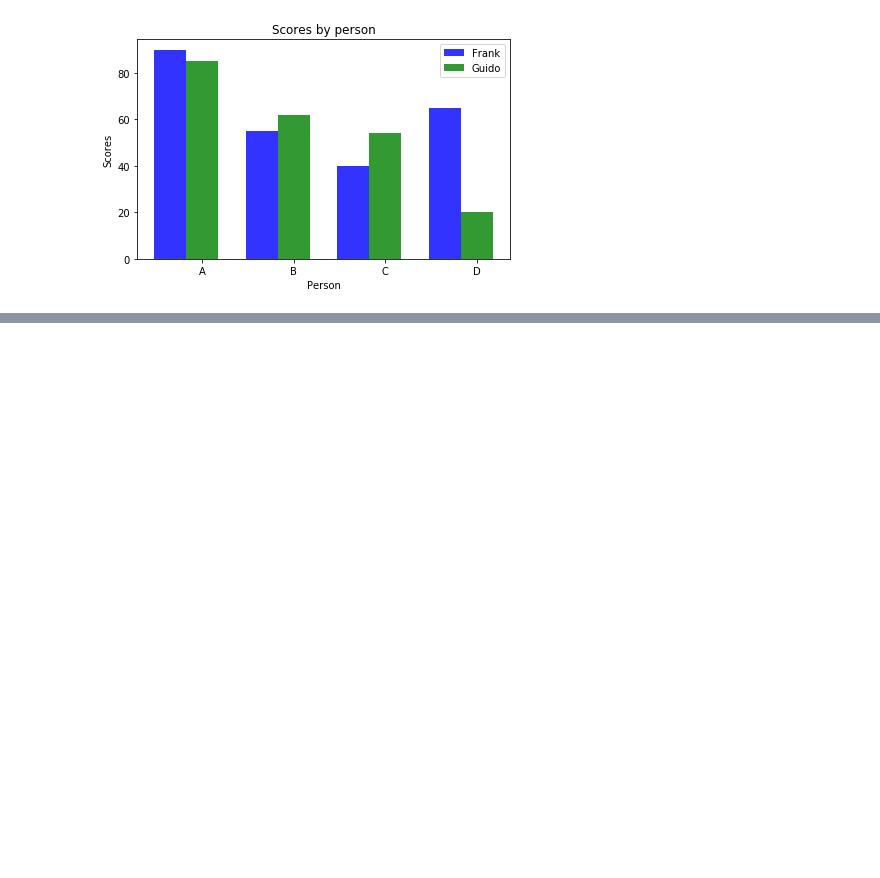
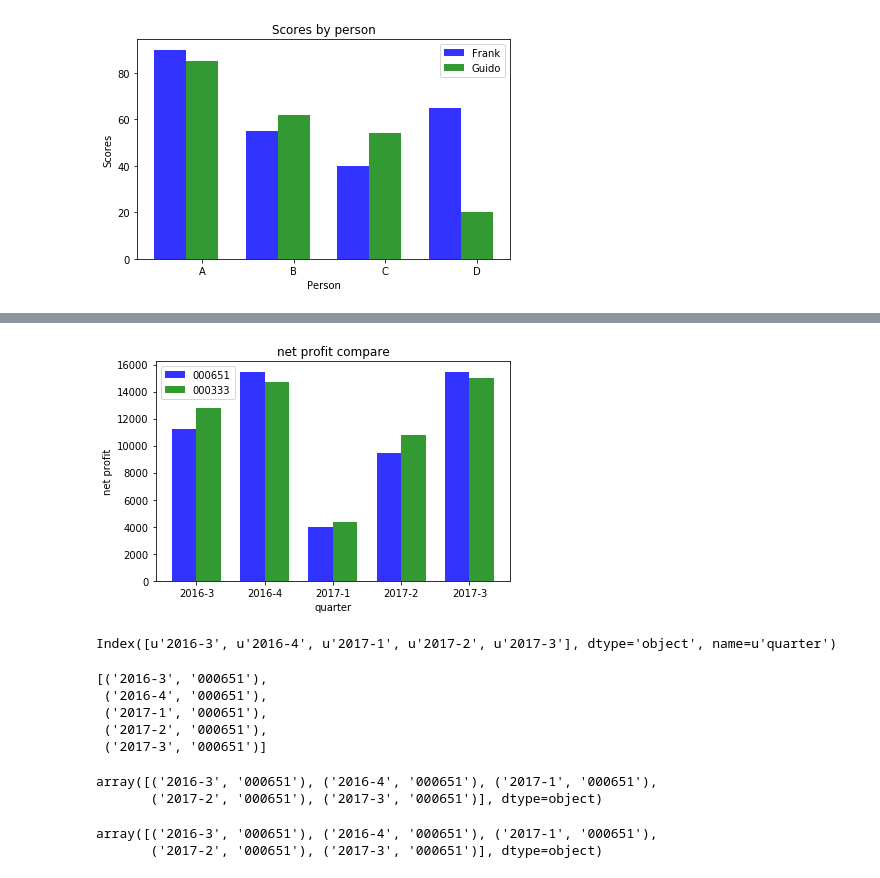
Before and after one commit to Junch/Nodejs, a Jupyter notebook: tushare/tushare_plot.ipynb, the cells around one changed output, grey strips where cells are left out. Cells and saved outputs as stored; diff of their text form; code cells hidden in the pictures; blank space fills up the shorter version.

Commit message:
tushare: compare profits between 000651 and 000333

```diff
--- a/tushare/tushare_plot.ipynb
+++ b/tushare/tushare_plot.ipynb
@@ -96,3 +96,6 @@ plt.tight_layout()
 plt.show()
 # %% [output]
 [figure]
+# %%
+df651 = df.loc[(slice(None), '000651'),:]
+df333 = df.loc[(slice(None), '000333'),:]
@@ -98,0 +112,53 @@ plt.show()
+# %%
+n_groups = 5
+means_frank = df651.net_profits
+means_guido = df333.net_profits
+
+# create plot
+fig, ax = plt.subplots()
+index = np.arange(n_groups)
+bar_width = 0.36
+opacity = 0.8
+
+rects1 = plt.bar(index, means_frank, bar_width,
+                 alpha=opacity,
+                 color='b',
+                 label='000651')
+
+rects2 = plt.bar(index + bar_width, means_guido, bar_width,
+                 alpha=opacity,
+                 color='g',
+                 label='000333')
+
+plt.xlabel('quarter')
+plt.ylabel('net profit')
+plt.title('net profit compare')
+plt.xticks(index+bar_width/2.0, df651.index.get_level_values('quarter'))
+plt.legend()
+
+plt.tight_layout()
+plt.show()
+# %% [output]
+[figure, added]
+# %%
+df651.index.get_level_values('quarter')
+# %% [output]
+Index([u'2016-3', u'2016-4', u'2017-1', u'2017-2', u'2017-3'], dtype='object', name=u'quarter')
+# %%
+df651.index.tolist()
+# %% [output]
+[('2016-3', '000651'),
+ ('2016-4', '000651'),
+ ('2017-1', '000651'),
+ ('2017-2', '000651'),
+ ('2017-3', '000651')]
+# %%
+df651.index.values
+# %% [output]
+array([('2016-3', '000651'), ('2016-4', '000651'), ('2017-1', '000651'),
+       ('2017-2', '000651'), ('2017-3', '000651')], dtype=object)
+# %%
+df651.index.get_values()
+# %% [output]
+array([('2016-3', '000651'), ('2016-4', '000651'), ('2017-1', '000651'),
+       ('2017-2', '000651'), ('2017-3', '000651')], dtype=object)
```
Also changed, not shown: parts of 2 cells of this notebook.
